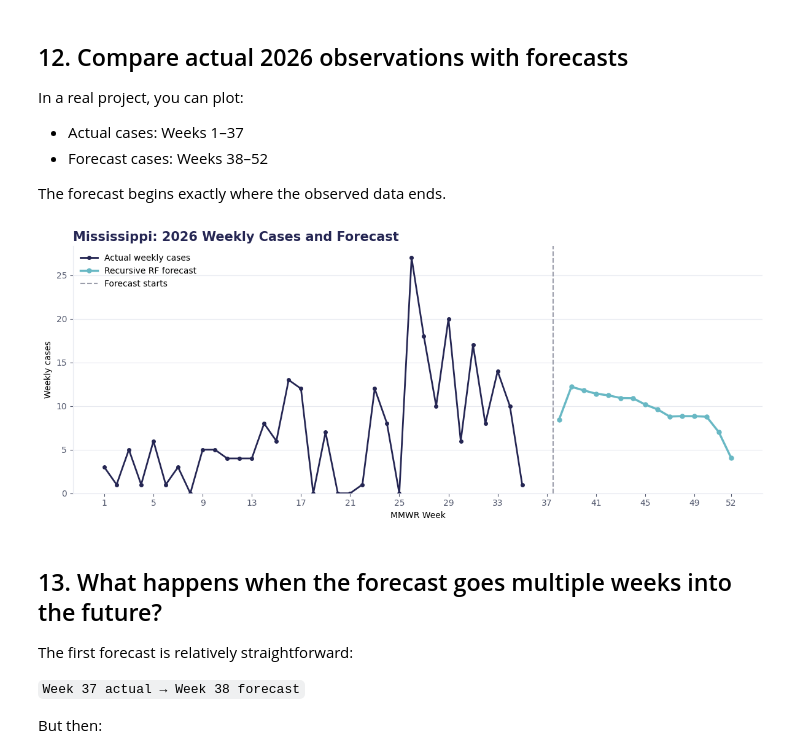
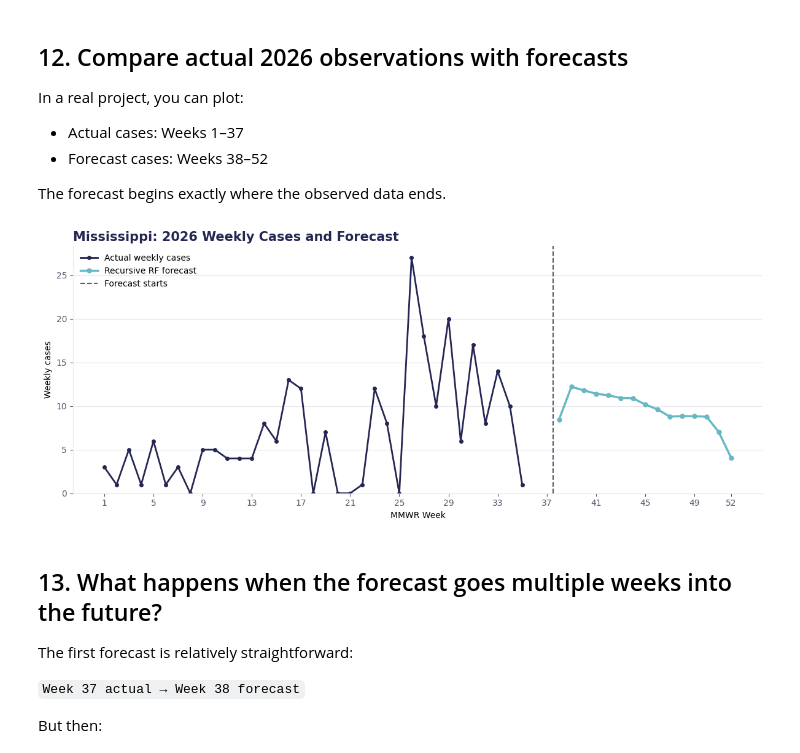
Before and after one commit to Husam-Sawalha/salmonellosis-forecasting-analysis, a Jupyter notebook: notebooks/04_salmonellosis_ml.ipynb, the cells around one changed output. Drawn from its saved outputs; the diff is of its cells as text; code cells hidden in the pictures.

```diff
--- a/notebooks/04_salmonellosis_ml.ipynb
+++ b/notebooks/04_salmonellosis_ml.ipynb
@@ -287,20 +338,17 @@ for area in validation_history:
         previous_week_cases = validation_history[area][-1]
         previous_52_max = max(validation_history[area][-52:])
 
-        row = pd.DataFrame([{
-            "Reporting Area": area,
-            "Current MMWR Year": VALIDATION_YEAR,
-            "MMWR WEEK": week,
-            "Previous 52 week Max": previous_52_max,
-            "Cumulative YTD Previous MMWR Year": known_row[
-                "Cumulative YTD Previous MMWR Year"
-            ],
-            "Season": known_row["Season"],
-            "Previous week cases": previous_week_cases,
-        }])
-
-        prediction = float(model.predict(row[features])[0])
-        prediction = max(prediction, 0)
+        prediction = predict_next_week(
+            model,
+            features,
+            area,
+            VALIDATION_YEAR,
+            week,
+            previous_52_max,
+            known_row["Cumulative YTD Previous MMWR Year"],
+            known_row["Season"],
+            previous_week_cases,
+        )
         validation_history[area].append(prediction)
 
         validation_forecast_rows.append({
@@ -624,7 +661,7 @@ fig, ax = plt.subplots(figsize=(12, 5))
 ax.plot(
     actual["MMWR WEEK"],
     actual["Current week"],
-    color="#252653",
+    color=NAVY,
     marker="o",
     markersize=4,
     linewidth=2,
@@ -635,7 +672,7 @@ ax.plot(
 ax.plot(
     future["MMWR WEEK"],
     future["Forecast Current week"],
-    color="#68B8C4",
+    color=CYAN,
     marker="o",
     markersize=5,
     linewidth=2.5,
@@ -645,7 +682,7 @@ ax.plot(
 # Mark where forecasting begins
 ax.axvline(
     last_observed_week + 0.5,
-    color="#9A9DAA",
+    color=TEXT_GRAY,
     linestyle="--",
     linewidth=1.5,
     label="Forecast starts",
@@ -657,7 +694,7 @@ ax.set_title(
     loc="left",
     fontsize=15,
     fontweight="bold",
-    color="#252653",
+    color=NAVY,
 )
 
 ax.set_xlabel("MMWR Week")
@@ -667,37 +704,37 @@ ax.set_ylabel("Weekly cases")
 week_ticks = list(range(1, 53, 4))
 
 if 52 not in week_ticks:
     week_ticks.append(52)
 
 ax.set_xticks(week_ticks)
 ax.set_ylim(bottom=0)
 
 # Clean report styling
 ax.grid(
     axis="y",
-    color="#E7E9F0",
+    color=LIGHT_GRAY,
     linewidth=0.8,
 )
 
 ax.grid(axis="x", visible=False)
 
 ax.spines[["top", "right"]].set_visible(False)
 
 ax.spines[["left", "bottom"]].set_color(
-    "#E7E9F0"
+    LIGHT_GRAY
 )
 
-ax.tick_params(colors="#555B70")
+ax.tick_params(colors=TEXT_GRAY)
 
 ax.legend(
     frameon=False,
     loc="upper left",
 )
 
 plt.tight_layout()
 plt.show()
 # %% [output]
-[figure, old version]
+[figure, new version]
 # %% [markdown]
 ## 13. What happens when the forecast goes multiple weeks into the future?
 
```
Also changed, not shown: parts of 8 cells of this notebook.
